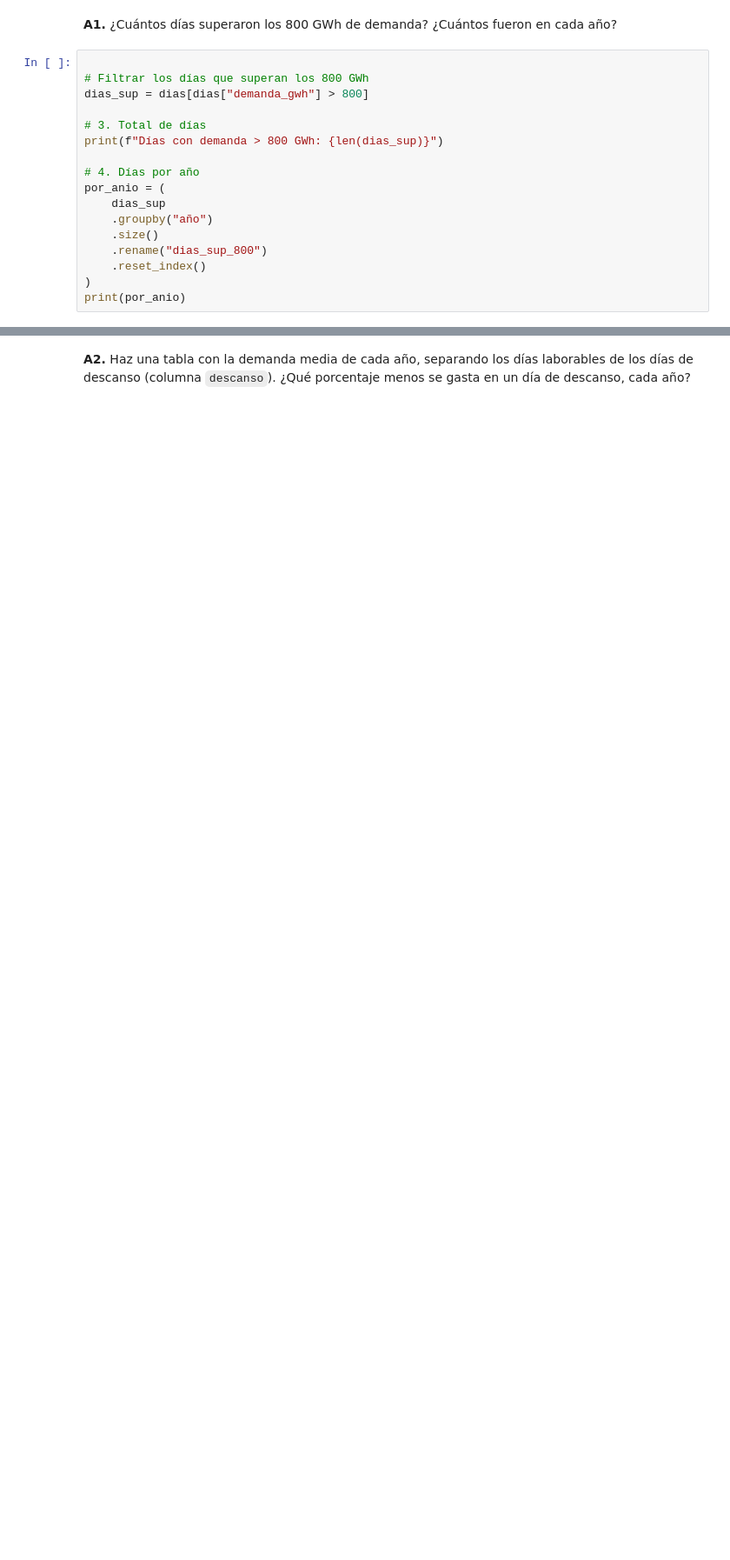
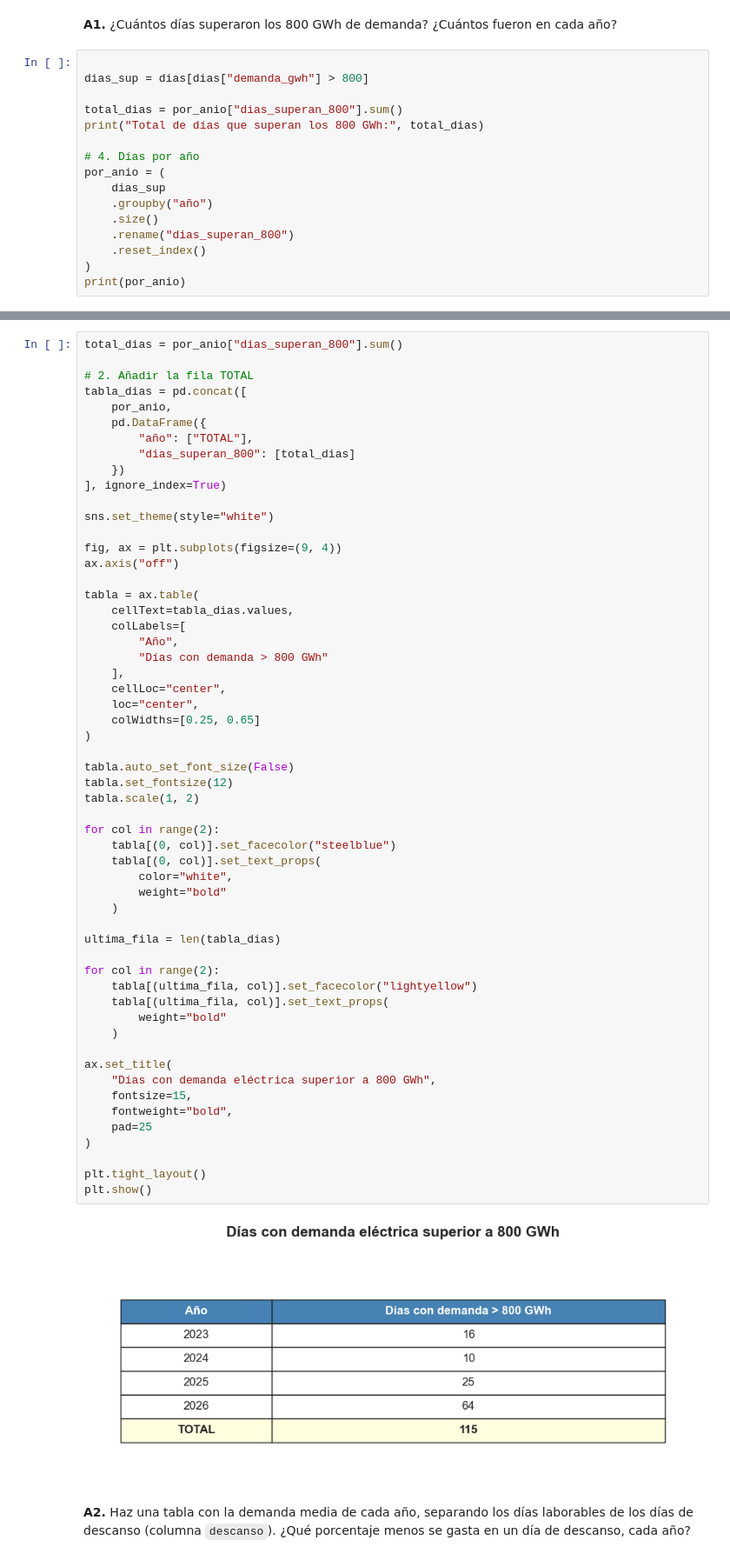
Before and after one commit to fabiolaalt/Proyecto_Consumo_Electricidad, a Jupyter notebook: Notebooks/Prueba_individual_plantilla 1.ipynb, the cells around one changed output, grey strips where cells are left out. Shown at 87% size. Saved outputs shown, nothing was run; the diff lists cells and outputs as text; blank space fills up the shorter version.

```diff
--- a/Notebooks/Prueba_individual_plantilla 1.ipynb
+++ b/Notebooks/Prueba_individual_plantilla 1.ipynb
@@ -64,18 +67,17 @@ Usa la tabla `dias`.
 **A1.** ¿Cuántos días superaron los 800 GWh de demanda? ¿Cuántos fueron en cada año?
 # %%
 
-# Filtrar los días que superan los 800 GWh
 dias_sup = dias[dias["demanda_gwh"] > 800]
 
-# 3. Total de días
-print(f"Días con demanda > 800 GWh: {len(dias_sup)}")
+total_dias = por_anio["dias_superan_800"].sum()
+print("Total de días que superan los 800 GWh:", total_dias)
 
 # 4. Días por año
 por_anio = (
     dias_sup
     .groupby("año")
     .size()
-    .rename("dias_sup_800")
+    .rename("dias_superan_800")
     .reset_index()
 )
 print(por_anio)
@@ -89,3 +93,61 @@ Días con demanda > 800 GWh: 115
+# %%
+total_dias = por_anio["dias_superan_800"].sum()
+
+# 2. Añadir la fila TOTAL
+tabla_dias = pd.concat([
+    por_anio,
+    pd.DataFrame({
+        "año": ["TOTAL"],
+        "dias_superan_800": [total_dias]
+    })
+], ignore_index=True)
+
+sns.set_theme(style="white")
+
+fig, ax = plt.subplots(figsize=(9, 4))
+ax.axis("off")
+
+tabla = ax.table(
+    cellText=tabla_dias.values,
+    colLabels=[
+        "Año",
+        "Días con demanda > 800 GWh"
+    ],
+    cellLoc="center",
+    loc="center",
+    colWidths=[0.25, 0.65]
+)
+
+tabla.auto_set_font_size(False)
+tabla.set_fontsize(12)
+tabla.scale(1, 2)
+
+for col in range(2):
+    tabla[(0, col)].set_facecolor("steelblue")
+    tabla[(0, col)].set_text_props(
+        color="white",
+        weight="bold"
+    )
+
+ultima_fila = len(tabla_dias)
+
+for col in range(2):
+    tabla[(ultima_fila, col)].set_facecolor("lightyellow")
+    tabla[(ultima_fila, col)].set_text_props(
+        weight="bold"
+    )
+
+ax.set_title(
+    "Días con demanda eléctrica superior a 800 GWh",
+    fontsize=15,
+    fontweight="bold",
+    pad=25
+)
+
+plt.tight_layout()
+plt.show()
+# %% [output]
+[figure, added]
 # %% [markdown]
 **A2.** Haz una tabla con la demanda media de cada año, separando los días laborables de los días de descanso (columna `descanso`). ¿Qué porcentaje menos se gasta en un día de descanso, cada año?
 # %%
```
Also changed, not shown: parts of 6 cells of this notebook, 1 other file.
